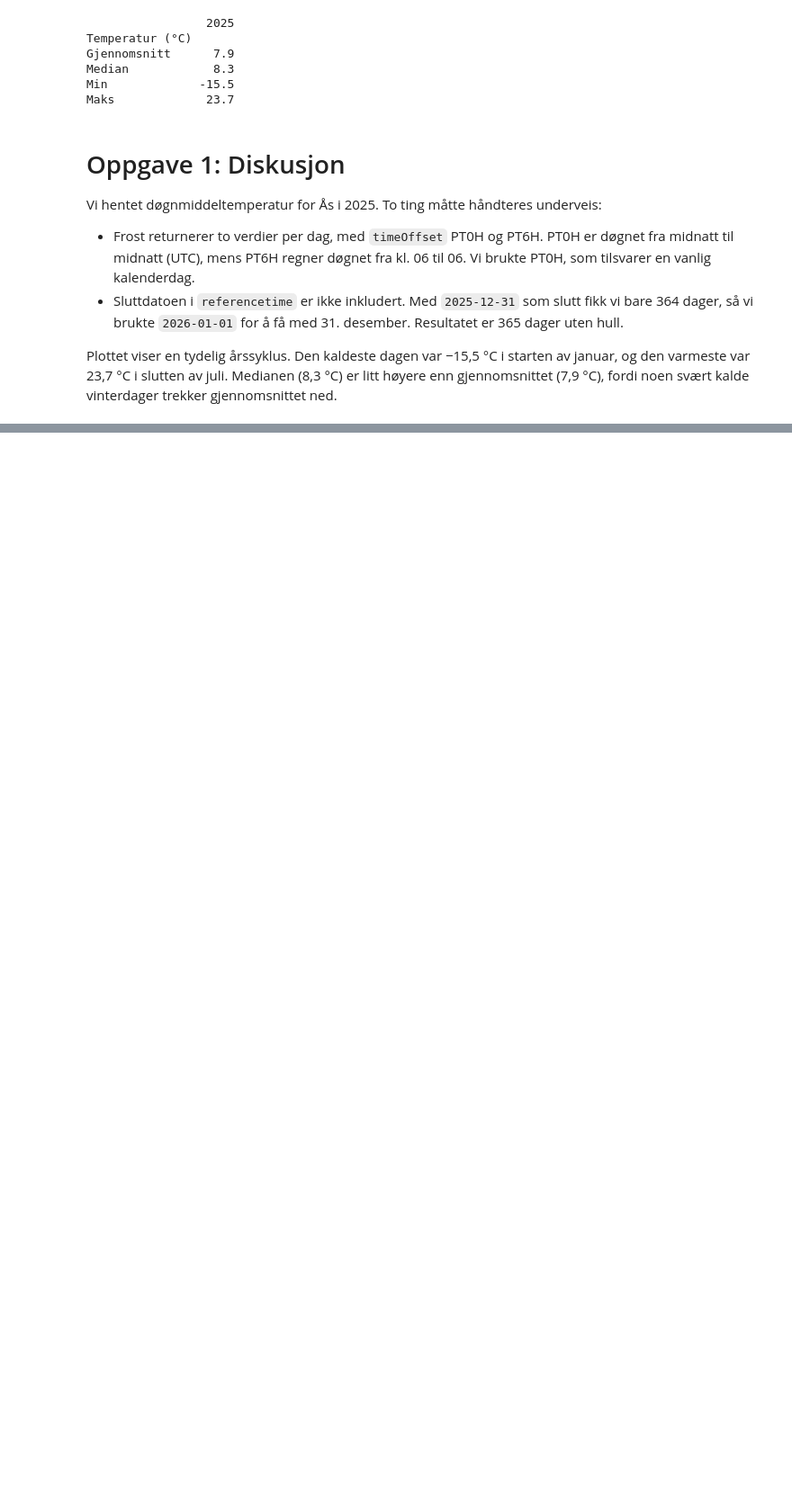
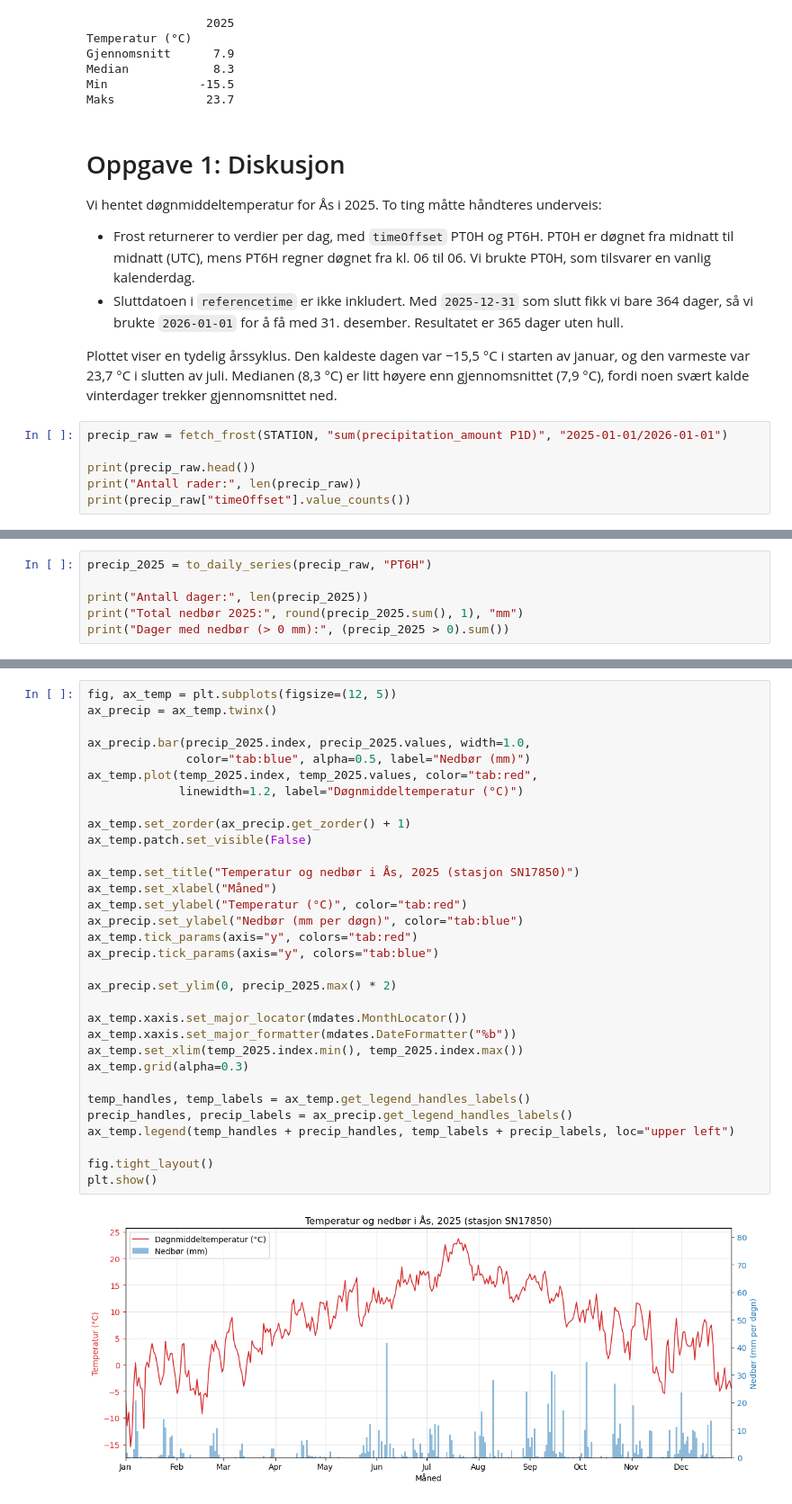
Before and after one commit to Sommerogsol123/inf201-deliverable1, a Jupyter notebook: deliverable1.ipynb, the cells around one changed output, grey strips where cells are left out. Shown at 90% size. Drawn from its saved outputs; the diff is of its cells as text; blank space fills up the shorter version.

Commit message:
Oppgave 2: nedbør og kombinert plot med temperatur

```diff
--- a/deliverable1.ipynb
+++ b/deliverable1.ipynb
@@ -152,3 +152,9 @@ Vi hentet døgnmiddeltemperatur for Ås i 2025. To ting måtte håndteres underv
 Plottet viser en tydelig årssyklus. Den kaldeste dagen var −15,5 °C i starten av januar, og den varmeste
 var 23,7 °C i slutten av juli. Medianen (8,3 °C) er litt høyere enn gjennomsnittet (7,9 °C), fordi noen
 svært kalde vinterdager trekker gjennomsnittet ned.
+# %%
+precip_raw = fetch_frost(STATION, "sum(precipitation_amount P1D)", "2025-01-01/2026-01-01")
+
+print(precip_raw.head())
+print("Antall rader:", len(precip_raw))
+print(precip_raw["timeOffset"].value_counts())
@@ -154,0 +173,6 @@ svært kalde vinterdager trekker gjennomsnittet ned.
+# %%
+precip_2025 = to_daily_series(precip_raw, "PT6H")
+
+print("Antall dager:", len(precip_2025))
+print("Total nedbør 2025:", round(precip_2025.sum(), 1), "mm")
+print("Dager med nedbør (> 0 mm):", (precip_2025 > 0).sum())
@@ -154,0 +183,34 @@ svært kalde vinterdager trekker gjennomsnittet ned.
+# %%
+fig, ax_temp = plt.subplots(figsize=(12, 5))
+ax_precip = ax_temp.twinx()
+
+ax_precip.bar(precip_2025.index, precip_2025.values, width=1.0,
+              color="tab:blue", alpha=0.5, label="Nedbør (mm)")
+ax_temp.plot(temp_2025.index, temp_2025.values, color="tab:red",
+             linewidth=1.2, label="Døgnmiddeltemperatur (°C)")
+
+ax_temp.set_zorder(ax_precip.get_zorder() + 1)
+ax_temp.patch.set_visible(False)
+
+ax_temp.set_title("Temperatur og nedbør i Ås, 2025 (stasjon SN17850)")
+ax_temp.set_xlabel("Måned")
+ax_temp.set_ylabel("Temperatur (°C)", color="tab:red")
+ax_precip.set_ylabel("Nedbør (mm per døgn)", color="tab:blue")
+ax_temp.tick_params(axis="y", colors="tab:red")
+ax_precip.tick_params(axis="y", colors="tab:blue")
+
+ax_precip.set_ylim(0, precip_2025.max() * 2)
+
+ax_temp.xaxis.set_major_locator(mdates.MonthLocator())
+ax_temp.xaxis.set_major_formatter(mdates.DateFormatter("%b"))
+ax_temp.set_xlim(temp_2025.index.min(), temp_2025.index.max())
+ax_temp.grid(alpha=0.3)
+
+temp_handles, temp_labels = ax_temp.get_legend_handles_labels()
+precip_handles, precip_labels = ax_precip.get_legend_handles_labels()
+ax_temp.legend(temp_handles + precip_handles, temp_labels + precip_labels, loc="upper left")
+
+fig.tight_layout()
+plt.show()
+# %% [output]
+[figure, added]
```
Also changed, not shown: parts of 3 cells of this notebook.
